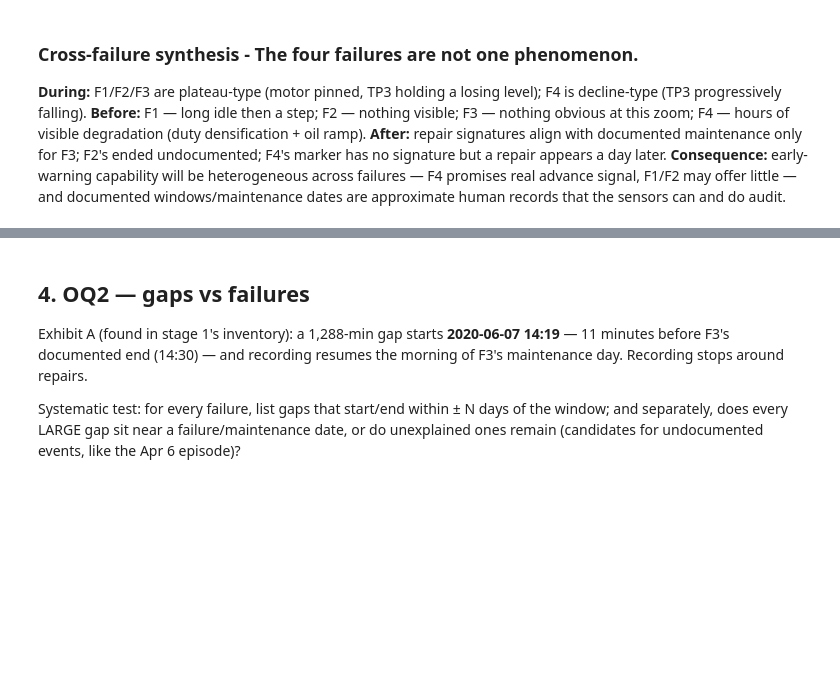
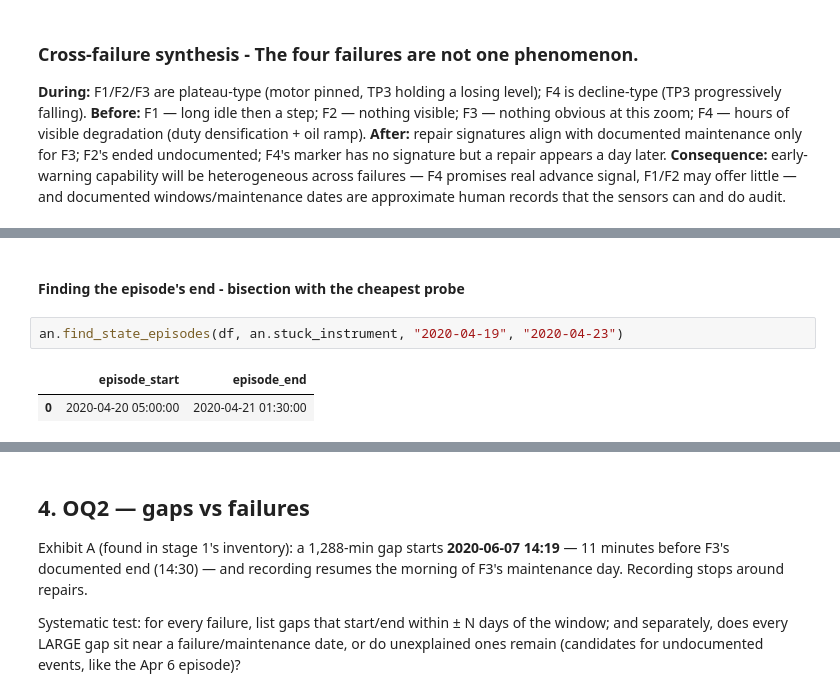
Before and after one commit to Rom5Leo/FAHM_Project, a Jupyter notebook: notebooks/03_anomaly_context.ipynb, the cells around one changed output, grey strips where cells are left out. Cells and saved outputs as stored; diff of their text form; blank space fills up the shorter version.

```diff
--- a/notebooks/03_anomaly_context.ipynb
+++ b/notebooks/03_anomaly_context.ipynb
@@ -118,0 +243,7 @@ post-plunge (Jun 1): duty = 0.149
+# %% [markdown]
+#### Finding the episode's end - bisection with the cheapest probe
+# %%
+an.find_state_episodes(df, an.stuck_instrument, "2020-04-19", "2020-04-23")
+# %% [output]
+|  | episode_start | episode_end |
+| 0 | 2020-04-20 05:00:00 | 2020-04-21 01:30:00 |
```
Also changed, not shown: parts of 23 cells of this notebook, 2 other files.
